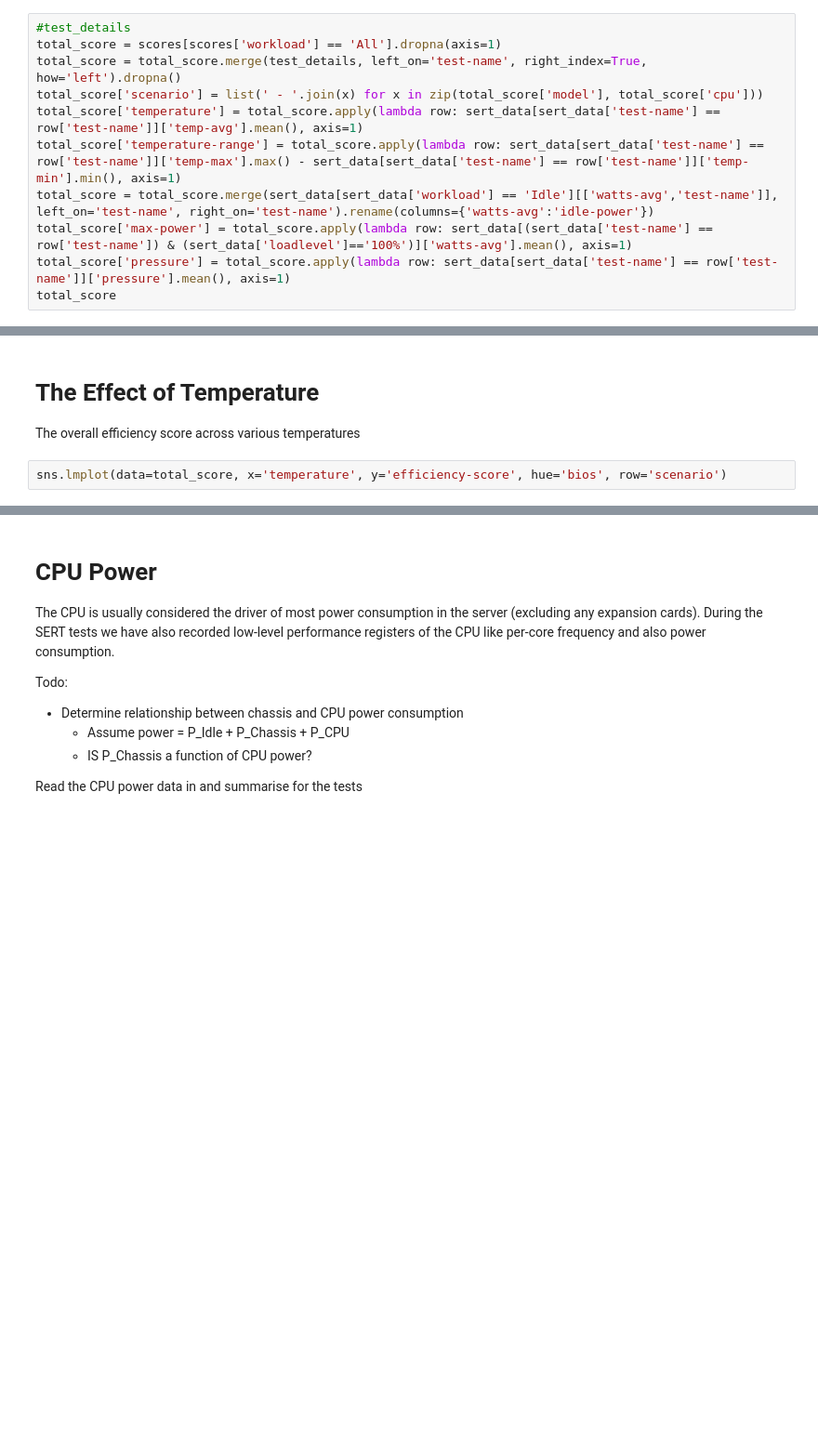
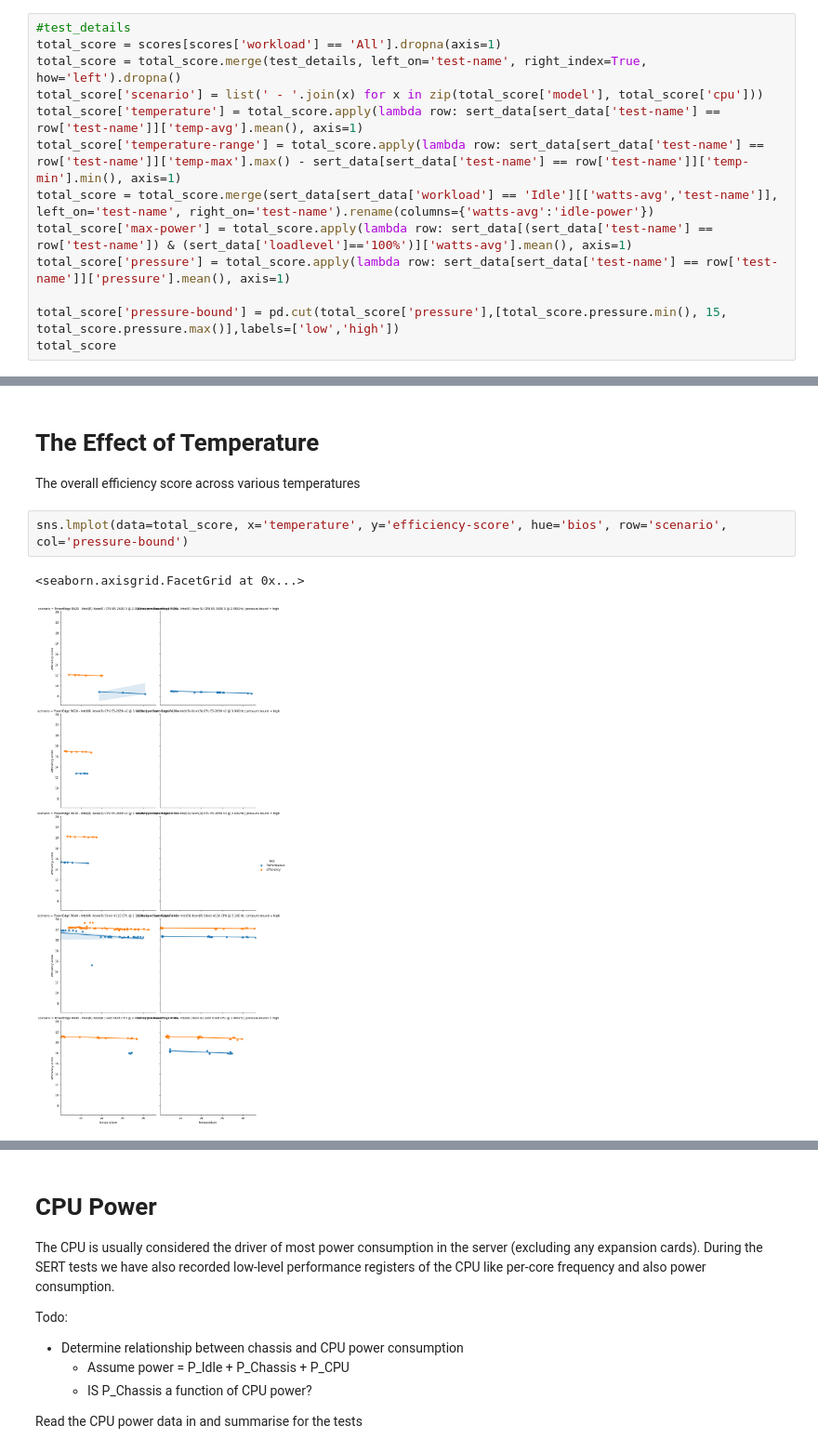
Before and after one commit to sjclement/sert-processing, a Jupyter notebook: Temperature_analysis.ipynb, the cells around one changed output, grey strips where cells are left out. Shown at 93% size. Saved outputs shown, nothing was run; the diff lists cells and outputs as text; blank space fills up the shorter version.

```diff
--- a/Temperature_analysis.ipynb
+++ b/Temperature_analysis.ipynb
@@ -193,4 +225,6 @@ total_score['temperature-range'] = total_score.apply(lambda row: sert_data[sert_
 total_score = total_score.merge(sert_data[sert_data['workload'] == 'Idle'][['watts-avg','test-name']], left_on='test-name', right_on='test-name').rename(columns={'watts-avg':'idle-power'})
 total_score['max-power'] = total_score.apply(lambda row: sert_data[(sert_data['test-name'] == row['test-name']) & (sert_data['loadlevel']=='100%')]['watts-avg'].mean(), axis=1)
 total_score['pressure'] = total_score.apply(lambda row: sert_data[sert_data['test-name'] == row['test-name']]['pressure'].mean(), axis=1)
+
+total_score['pressure-bound'] = pd.cut(total_score['pressure'],[total_score.pressure.min(), 15, total_score.pressure.max()],labels=['low','high'])
 total_score
@@ -233,4 +356,7 @@ The environmental conditions for the tests are as follows:
 # The Effect of Temperature
 The overall efficiency score across various temperatures
 # %%
-sns.lmplot(data=total_score, x='temperature', y='efficiency-score', hue='bios', row='scenario')
+sns.lmplot(data=total_score, x='temperature', y='efficiency-score', hue='bios', row='scenario', col='pressure-bound')
+# %% [output]
+<seaborn.axisgrid.FacetGrid at 0x...>
+[figure, added]
```
Also changed, not shown: parts of 27 cells of this notebook.
